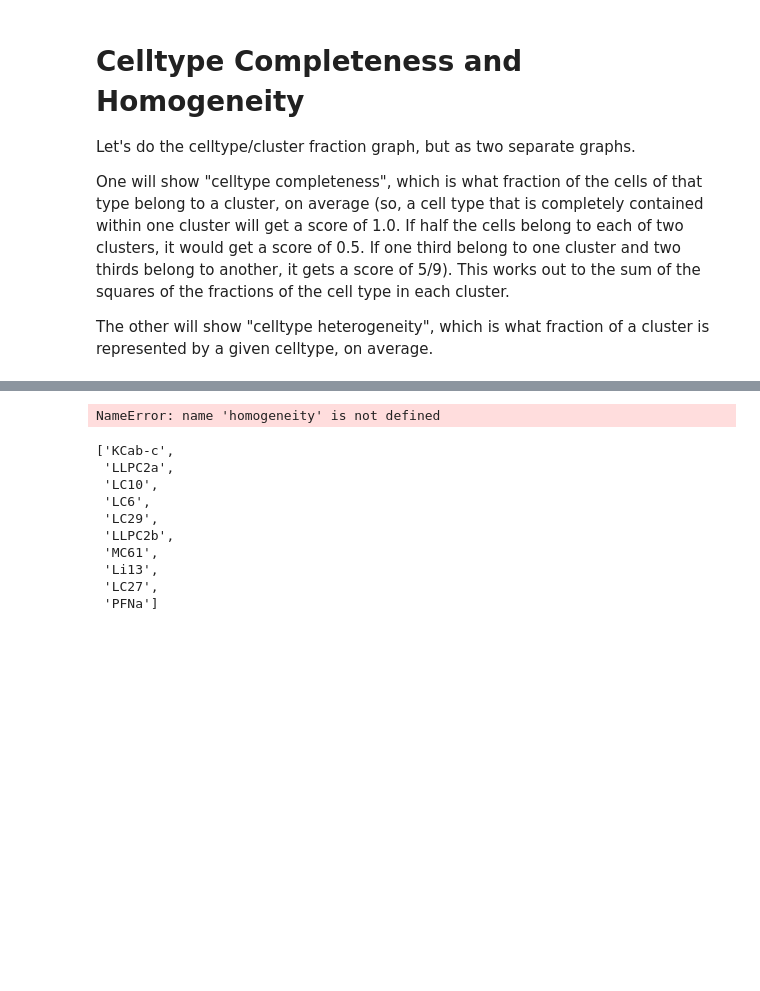
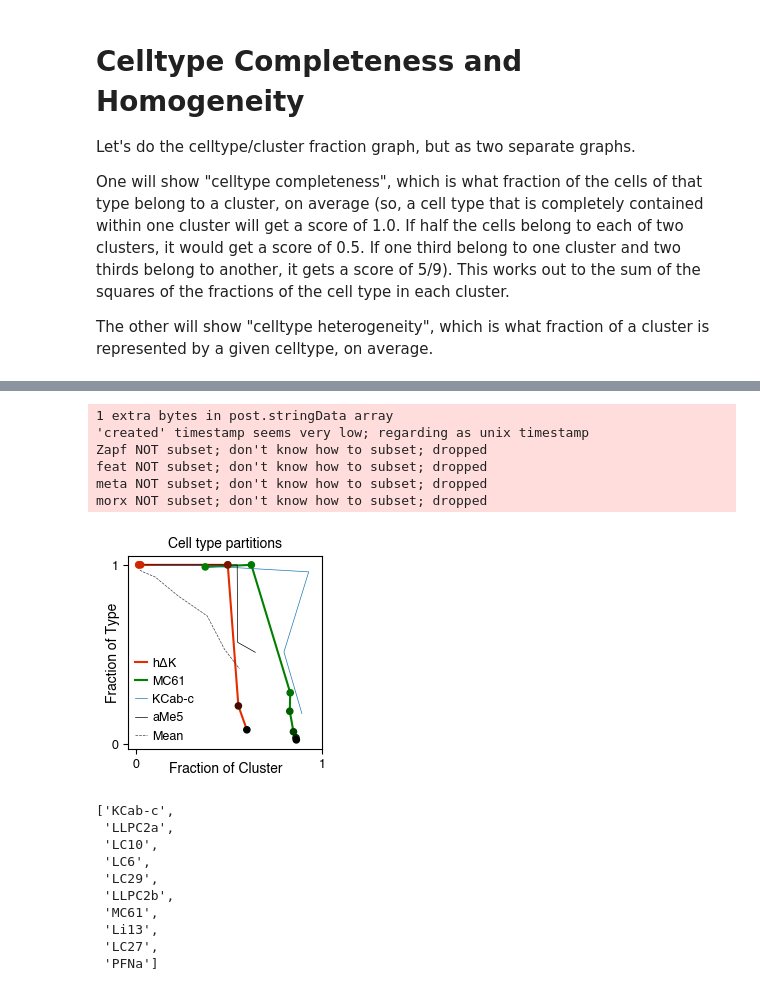
Before and after one commit to josiclab/flybrain-clustering, a Jupyter notebook: celltype figures.ipynb, the cells around one changed output, grey strips where cells are left out. Saved outputs shown, nothing was run; the diff lists cells and outputs as text; code cells hidden in the pictures; blank space fills up the shorter version.

```diff
--- a/celltype figures.ipynb
+++ b/celltype figures.ipynb
@@ -615,3 +610,0 @@ log_msg("IPyVolume:", ipv.__version__)
-# %%
-V, E = reduced_graph(HB_node_df, u_edge_df, "cellBodyFiber")
-display(V,E)
@@ -1602,7 +1645,7 @@ Text(0, 0.5, 'Interestingness')
 # %%
 from matplotlib.colors import ListedColormap
 
-types_of_interest = ["hDeltaK", 'MC61', 'PFGs']  # "LC10", "KCab-c", "ER4d",
+types_of_interest = ["hDeltaK", 'MC61']  # "LC10", "KCab-c", "ER4d",
 # types_of_interest = HB_node_df[HB_node_df.celltype.str.startswith("PFN")]["celltype"].unique().tolist()
 
 cluster_threshold = 10
@@ -1627,7 +1670,21 @@ y = com[reneel_params]
 y["zero"] = 0
 y = y[["zero"] + reneel_params + ["zero"]]
 
+def polygon_areas(xs, ys, add_repeat=False):
+    """Compute the area of polygons with vertices given by xs, ys.
+    Assumes that xs and ys are n x k arrays, where n is the number of polygons and k is the number of vertices per polygon.
+
+    If add_repeat=True, will repeat the first vertex at the end by calling np.hstack"""
+    xs_, ys_ = np.array(xs), np.array(ys)
+    if add_repeat:
+        xs_ = np.hstack((xs_, xs_[:,[0]]))
+        ys_ = np.hstack((ys_, ys_[:,[0]]))
+    return np.abs(np.sum(xs_[:,:-1] * ys_[:,1:] - xs_[:,1:] * ys_[:,:-1]) / 2)
+
+
+
 total_interest["rotation"] = np.abs(np.sum(x.values[:,:-1] * y.values[:,1:] - x.values[:, 1:] * y.values[:,:-1], axis=1) / 2)
+total_interest["rotation_new"] = polygon_areas(x.values, y.values, add_repeat=False)
 # total_interest = total_interest.merge(interest["rotation"], left_index=True, right_index=True)
 # total_interest.sort_values("rotation", ascending=False)
 # total_interest
@@ -1636,44 +1693,66 @@ rpf = [float(c) for c in reneel_params]
 
 plt.figure(figsize=(2.5,2.5))
 plt.title("Cell type partitions", fontsize=10)
-plt.plot(hom.values.T, com.values.T,
-         linewidth=0.5,
-         color="lightblue", alpha=0.2)
-plt.plot()
+# plt.plot(hom.values.T, com.values.T,
+#          linewidth=0.5,
+#          color="lightblue", alpha=0.2)
+# plt.plot()
 # plt.scatter(hom.values, com.values,
 #             c=[float(chi) for chi in reneel_params], cmap=ListedColormap(cc.blues))
 
 # for t, color in zip(types_of_interest, palette):
 # for t, p in zip(types_of_interest, [cc.kr, cc.kg, cc.kb, cc.CET_CBL4[:230]]):
 for t, p in zip(types_of_interest, cycle([cc.kr, cc.kg, cc.kb, cc.CET_CBL4[:230]])):
     color = p[-1]
     if t in hom.index:
         if t == "hDeltaK":
             lab = r"h$\Delta$K"
         else:
             lab = t
         plt.plot(hom.loc[t], com.loc[t], c=color, label=lab)
 #         plt.plot(hom.loc[t], com.loc[t], c=[float(chi) for chi in reneel_params], cmap="Reds")
         plt.scatter(hom.loc[t], com.loc[t],
                     s=20, zorder=1000,
                     c=[float(chi) for chi in reneel_params], cmap=ListedColormap(list(reversed(p))),
                     alpha=1.0)
+
+n_random = 1
+s = hom.sample(n_random).index.tolist()
+top10types = total_interest.sort_values("rotation", ascending=False).index.tolist()[:10]
+t = np.setdiff1d(top10types[:(2*n_random)], s)[:n_random]
+
+plt.plot(hom.loc[t].values.T, com.loc[t].values.T,
+         linewidth=0.5, label=t[0])
+plt.plot(hom.loc[s].values.T, com.loc[s].values.T,
+         linewidth=0.5, #linestyle='dashed',
+         color='black', label=s[0])
+plt.plot(hom.mean(), com.mean(),
+         color='#404040',
+         linewidth=0.5, linestyle='dashed',
+         label='Mean')
+
 # legend_kw = dict(fontsize=9, frameon=False, handlelength=1, handletextpad=0.4, borderpad=0)
 plt.legend(loc="lower left", fontsize=9, frameon=False, handlelength=1, handletextpad=0.4, borderpad=0)
 # plt.colorbar(label="Chi")
 plt.xlabel("Fraction of Cluster", fontsize=10, labelpad=-6)
-plt.ylabel("Fraction of Celltype", fontsize=10, labelpad=-6)
+plt.ylabel("Fraction of Type", fontsize=10, labelpad=-6)
 plt.xticks([0,1], fontsize=9)
 plt.yticks([0,1], fontsize=9)
 
 plt.rcParams["pdf.fonttype"] = 42
 plt.rcParams["ps.fonttype"] = 42
 
 with plt.rc_context({"pdf.fonttype": 42, "ps.fonttype":42}):
     for ext in ["png", "pdf"]:
-        plt.savefig(os.path.join(figure_dir, "5 Celltype Change", f"celltype_completeness_vs_homogeneity.{ext}"))
+        plt.savefig(os.path.join(figure_dir, "Celltype Change", f"celltype_completeness_vs_homogeneity.{ext}"))
 # %% [output]
-NameError: name 'homogeneity' is not defined
+1 extra bytes in post.stringData array
+'created' timestamp seems very low; regarding as unix timestamp
+Zapf NOT subset; don't know how to subset; dropped
+feat NOT subset; don't know how to subset; dropped
+meta NOT subset; don't know how to subset; dropped
+morx NOT subset; don't know how to subset; dropped
+[figure, added]
 # %%
 top10types = total_interest.sort_values("rotation", ascending=False).index.tolist()[:10]
 top20types = total_interest.sort_values("rotation", ascending=False).index.tolist()[:20]
```
Also changed, not shown: parts of 28 cells of this notebook.
